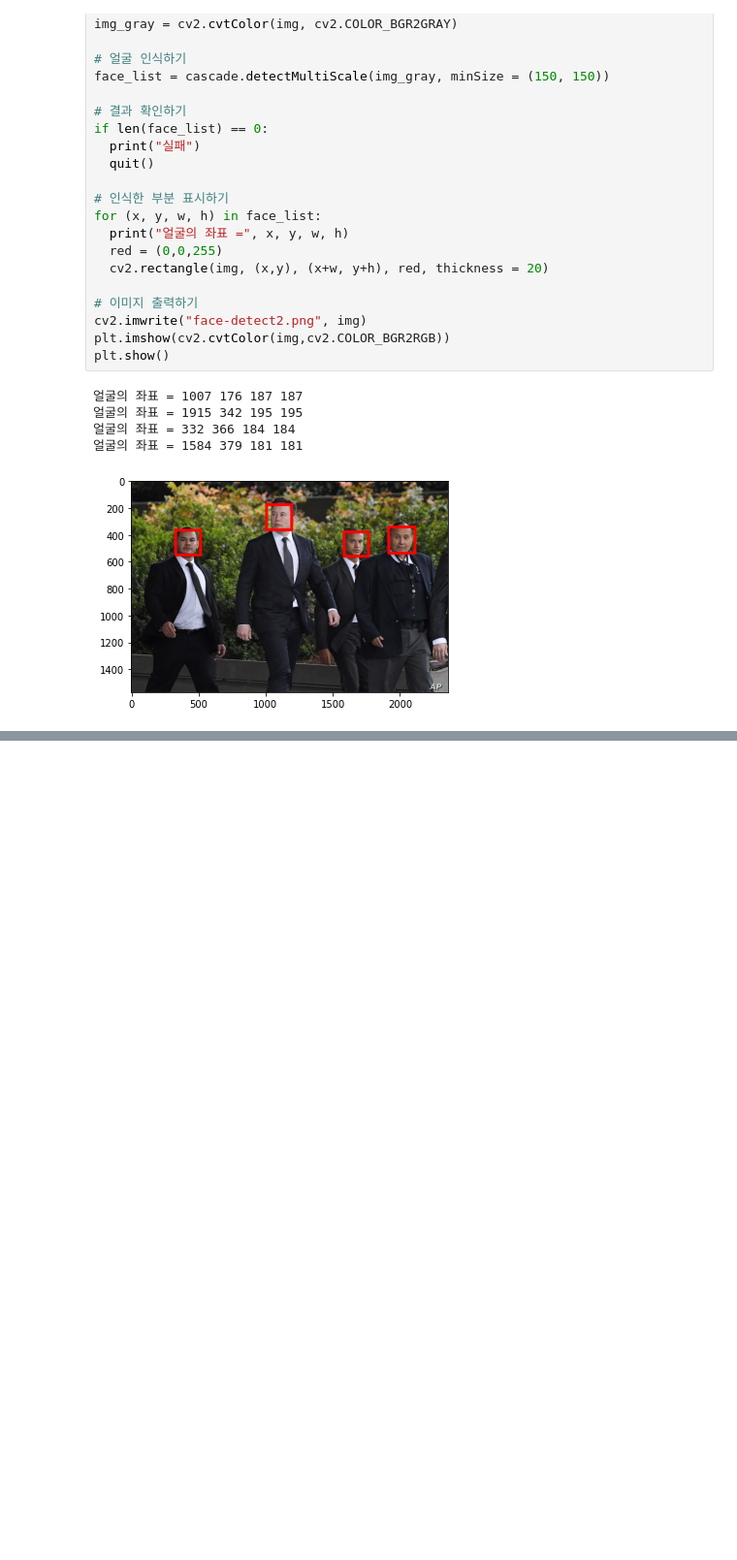
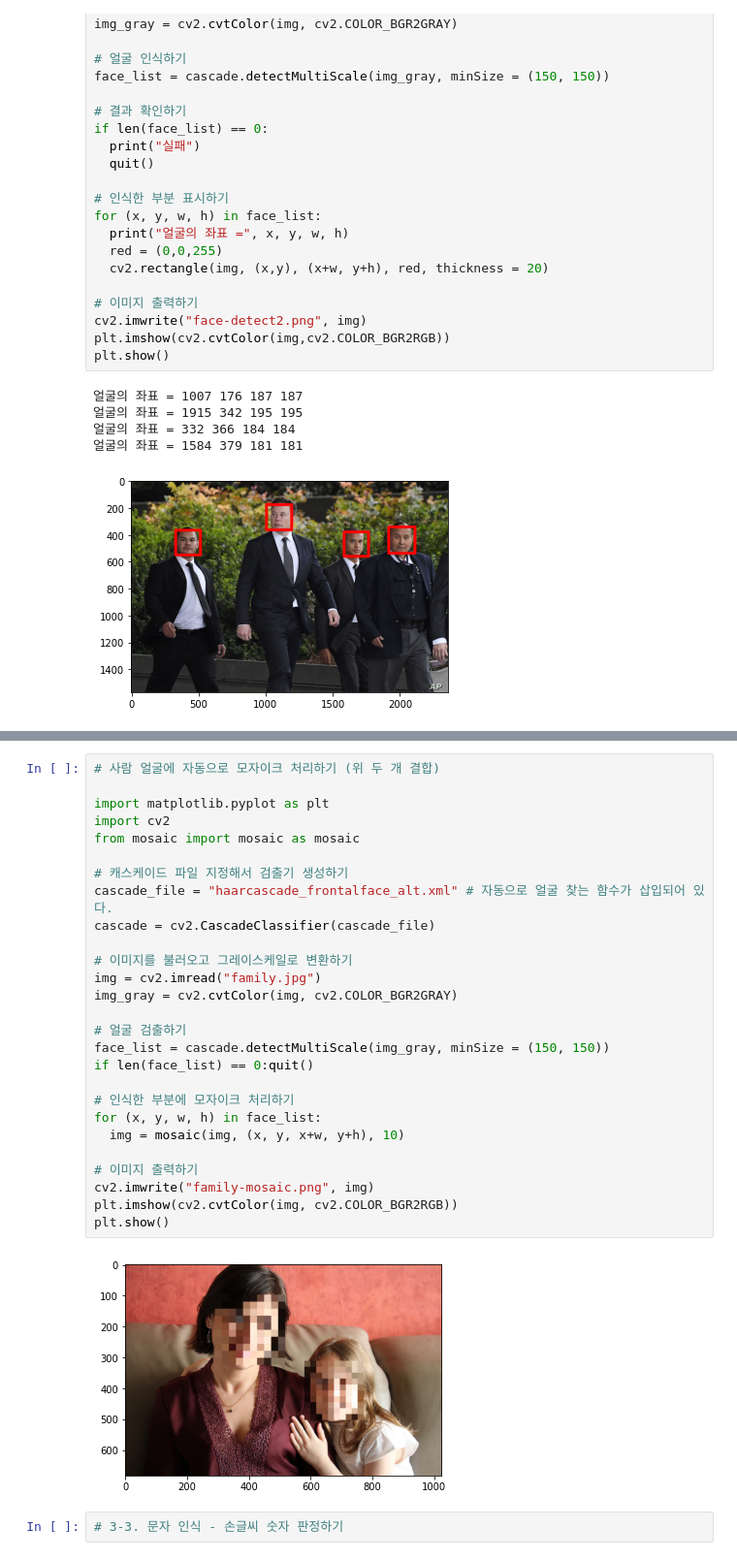
Before and after one commit to gohjungho/Machine-Deep-Running, a Jupyter notebook: machine_&_deep.ipynb, the cells around one changed output, grey strips where cells are left out. Shown: that part at 97% size. Drawn from its saved outputs; the diff is of its cells as text; blank space fills up the shorter version.

```diff
--- a/machine_&_deep.ipynb
+++ b/machine_&_deep.ipynb
@@ -853,0 +894,31 @@ plt.show()
+# %%
+# 사람 얼굴에 자동으로 모자이크 처리하기 (위 두 개 결합)
+
+import matplotlib.pyplot as plt
+import cv2
+from mosaic import mosaic as mosaic
+
+# 캐스케이드 파일 지정해서 검출기 생성하기
+cascade_file = "haarcascade_frontalface_alt.xml" # 자동으로 얼굴 찾는 함수가 삽입되어 있다.
+cascade = cv2.CascadeClassifier(cascade_file)
+
+# 이미지를 불러오고 그레이스케일로 변환하기
+img = cv2.imread("family.jpg")
+img_gray = cv2.cvtColor(img, cv2.COLOR_BGR2GRAY)
+
+# 얼굴 검출하기
+face_list = cascade.detectMultiScale(img_gray, minSize = (150, 150))
+if len(face_list) == 0:quit()
+
+# 인식한 부분에 모자이크 처리하기
+for (x, y, w, h) in face_list:
+  img = mosaic(img, (x, y, x+w, y+h), 10)
+
+# 이미지 출력하기
+cv2.imwrite("family-mosaic.png", img)
+plt.imshow(cv2.cvtColor(img, cv2.COLOR_BGR2RGB))
+plt.show()
+# %% [output]
+[figure, added]
+# %%
+# 3-3. 문자 인식 - 손글씨 숫자 판정하기
```
Also changed, not shown: parts of 25 cells of this notebook.
